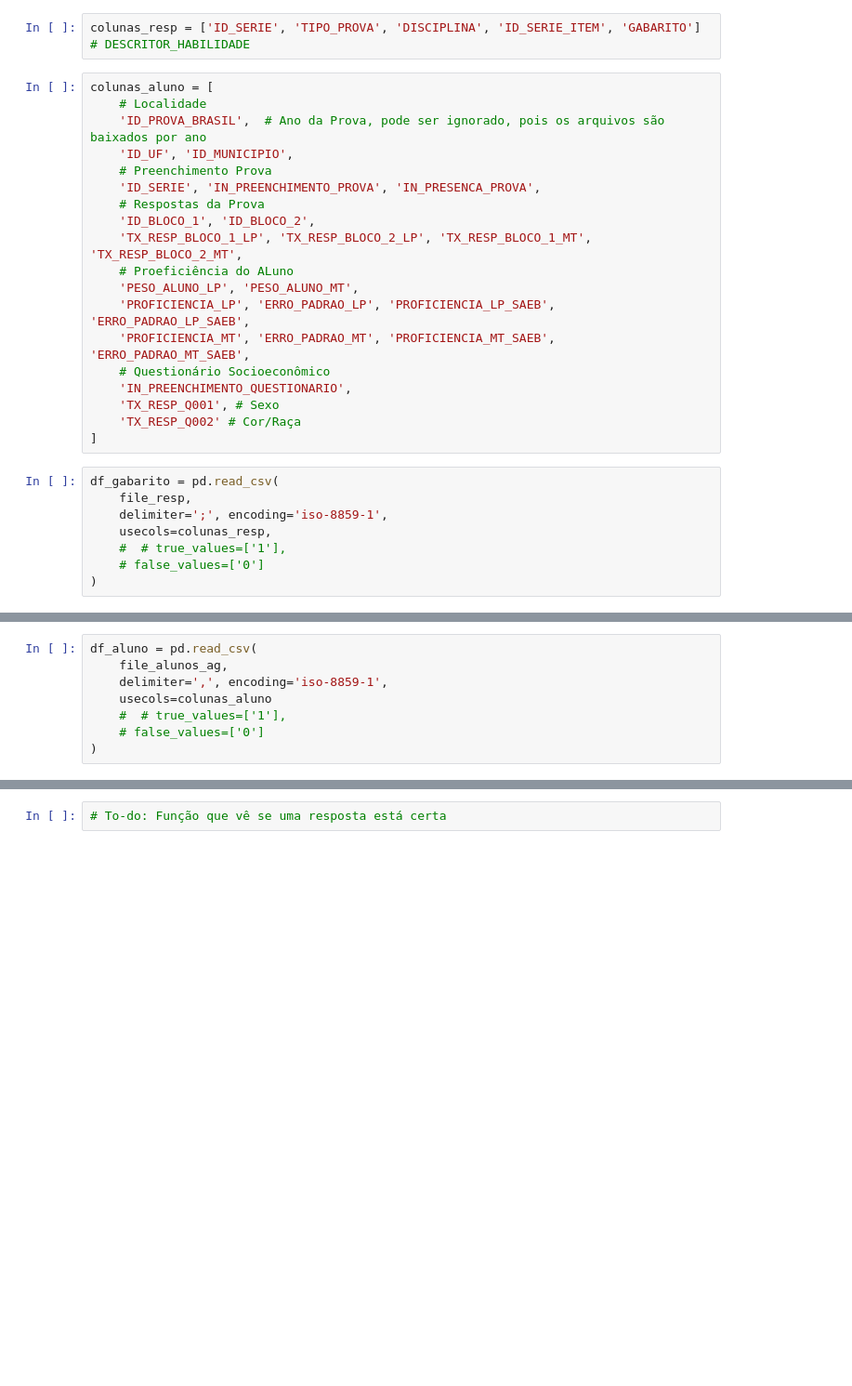
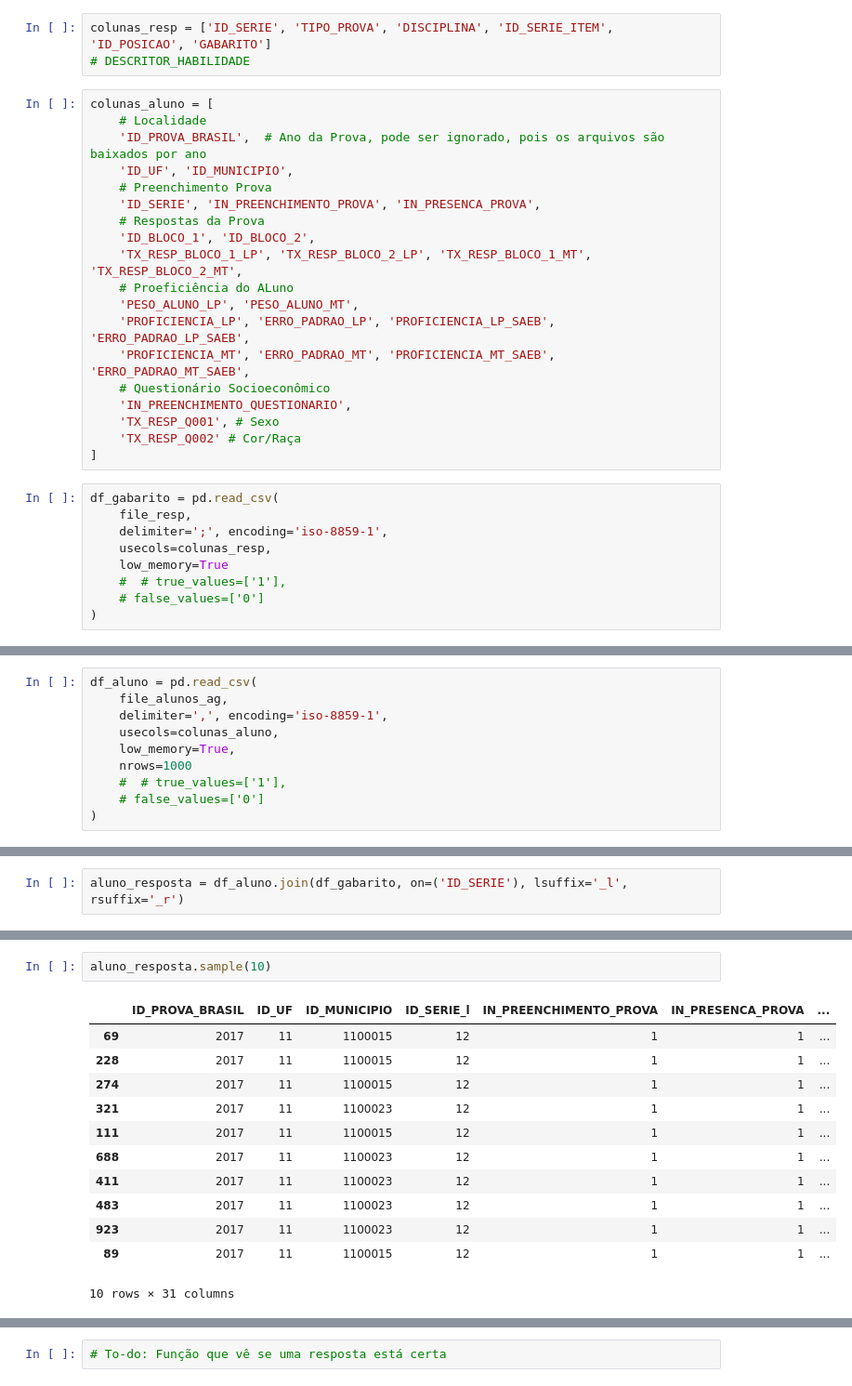
Before and after one commit to GomesDosSantos/AnaliseANEB, a Jupyter notebook: Livro.ipynb, the cells around one changed output, grey strips where cells are left out. Shown: that part at 93% size. Saved outputs shown, nothing was run; the diff lists cells and outputs as text; blank space fills up the shorter version.

Commit message:
Atualizações no dataframe - explorando o merge e aplicação de funções

```diff
--- a/Livro.ipynb
+++ b/Livro.ipynb
@@ -13,7 +13,7 @@ file_resp = '../dados/TS_ITEM.csv'
 # %%
 file_alunos_ag = '../dados/TS_ALUNO_3EM_AG.csv'
 # %%
-colunas_resp = ['ID_SERIE', 'TIPO_PROVA', 'DISCIPLINA', 'ID_SERIE_ITEM', 'GABARITO']
+colunas_resp = ['ID_SERIE', 'TIPO_PROVA', 'DISCIPLINA', 'ID_SERIE_ITEM', 'ID_POSICAO', 'GABARITO']
 # DESCRITOR_HABILIDADE
 # %%
 colunas_aluno = [
@@ -39,6 +39,7 @@ df_gabarito = pd.read_csv(
     file_resp,
     delimiter=';', encoding='iso-8859-1',
     usecols=colunas_resp,
+    low_memory=True
     #  # true_values=['1'],
     # false_values=['0']
 )
@@ -73,7 +75,9 @@ memory usage: 18.2+ KB
 df_aluno = pd.read_csv(
     file_alunos_ag,
     delimiter=',', encoding='iso-8859-1',
-    usecols=colunas_aluno
+    usecols=colunas_aluno,
+    low_memory=True,
+    nrows=1000
     #  # true_values=['1'],
     # false_values=['0']
 )
@@ -113,0 +120,2 @@ memory usage: 330.1+ MB
+# %%
+aluno_resposta = df_aluno.join(df_gabarito, on=('ID_SERIE'), lsuffix='_l', rsuffix='_r')
@@ -113,0 +154,15 @@ memory usage: 330.1+ MB
+# %%
+aluno_resposta.sample(10)
+# %% [output]
+|  | ID_PROVA_BRASIL | ID_UF | ID_MUNICIPIO | ID_SERIE_l | IN_PREENCHIMENTO_PROVA | IN_PRESENCA_PROVA | ... |
+| 69 | 2017 | 11 | 1100015 | 12 | 1 | 1 | ... |
+| 228 | 2017 | 11 | 1100015 | 12 | 1 | 1 | ... |
+| 274 | 2017 | 11 | 1100015 | 12 | 1 | 1 | ... |
+| 321 | 2017 | 11 | 1100023 | 12 | 1 | 1 | ... |
+| 111 | 2017 | 11 | 1100015 | 12 | 1 | 1 | ... |
+| 688 | 2017 | 11 | 1100023 | 12 | 1 | 1 | ... |
+| 411 | 2017 | 11 | 1100023 | 12 | 1 | 1 | ... |
+| 483 | 2017 | 11 | 1100023 | 12 | 1 | 1 | ... |
+| 923 | 2017 | 11 | 1100023 | 12 | 1 | 1 | ... |
+| 89 | 2017 | 11 | 1100015 | 12 | 1 | 1 | ... |
+10 rows × 31 columns
```
Also changed, not shown: parts of 12 cells of this notebook, 2 other files.
